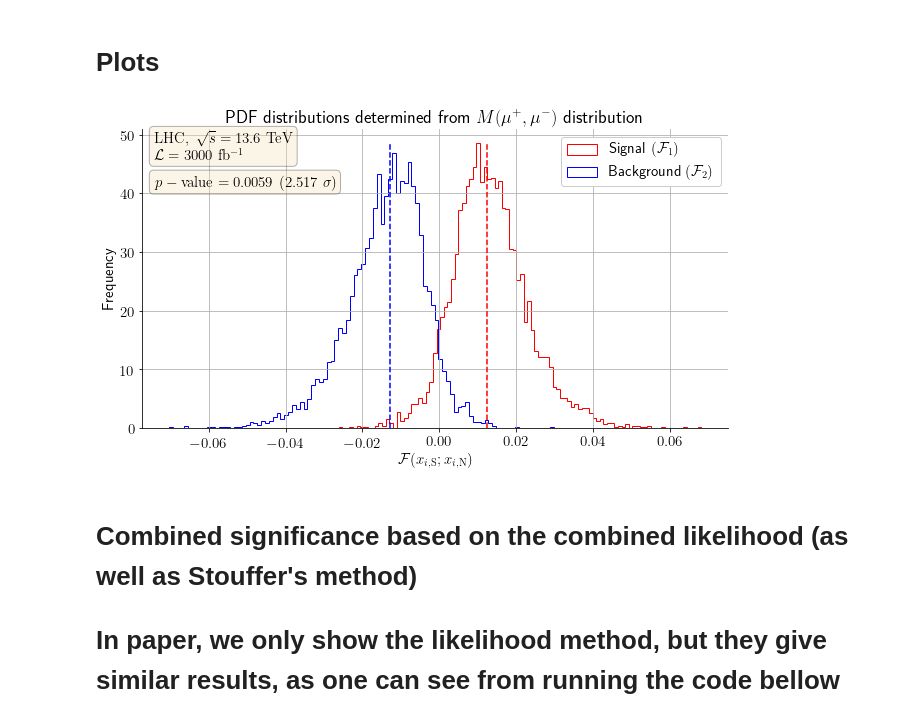
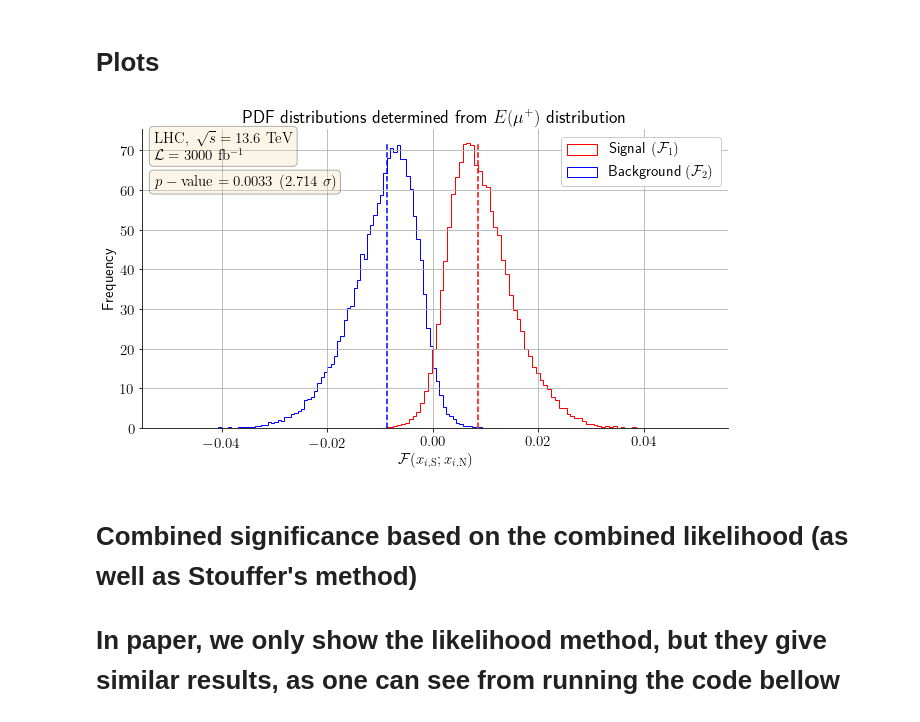
Before and after one commit to Mrazi09/LQ_collider_project, a Jupyter notebook: Gaussian_fits/Pvalue_root.ipynb, the cells around one changed output. Cells and saved outputs as stored; diff of their text form; code cells hidden in the pictures.

```diff
--- a/Gaussian_fits/Pvalue_root.ipynb
+++ b/Gaussian_fits/Pvalue_root.ipynb
@@ -138,19 +138,19 @@ Available observables :
  'SpinCorr_Ncosl2' 'mphi1' 'M_l1l2_CM' 'xs_weight']
 # %%
 number_of_bins = 30
-Obs = 'M_l1l2'
+Obs = 'E_l2'
 lumi = 3000.
 #The scale factor can be used to artificially tune the cross-section. This was used to determined the bounds for
 #Fig.6 of the paper. To use the correct xsec, the scale factor must be 1.0 !!!!
 scale = 1.0
 
-#Weights for signal already in fb. Only need to multiply by 1000 on the backgrounds
+#Multiply weights for both backhrounds and signal to put into units of fb
 Get_events_background_l1 = Diboson[Obs].pipe(lambda s: pd.Series(np.histogram(s, range=(Diboson[Obs].min(), Diboson[Obs].max()), bins=number_of_bins, weights=Diboson['xs_weight']*1000*lumi)))[0] + \
                      Z_plus_jets[Obs].pipe(lambda s: pd.Series(np.histogram(s, range=(Diboson[Obs].min(), Diboson[Obs].max()), bins=number_of_bins, weights=Z_plus_jets['xs_weight']*1000*lumi)))[0] + \
                      ttbar[Obs].pipe(lambda s: pd.Series(np.histogram(s, range=(Diboson[Obs].min(), Diboson[Obs].max()), bins=number_of_bins, weights=ttbar['xs_weight']*1000*lumi)))[0]
 Get_events_background_l1 = np.array([int(s) for s in Get_events_background_l1])
 
-Get_events_signal_l1 = Signal[Obs].pipe(lambda s: pd.Series(np.histogram(s, range=(Diboson[Obs].min(), Signal[Obs].max()), bins=number_of_bins, weights=scale*Signal['xs_weight']*lumi)))[0]
+Get_events_signal_l1 = Signal[Obs].pipe(lambda s: pd.Series(np.histogram(s, range=(Diboson[Obs].min(), Signal[Obs].max()), bins=number_of_bins, weights=scale*Signal['xs_weight']*lumi*1000)))[0]
 Get_events_signal_l1 = np.array([int(s) for s in Get_events_signal_l1])
 
 print("Number of expected background events/bin: \n {}".format(Get_events_background_l1))
@@ -189,7 +189,7 @@ df = pd.DataFrame(columns=Features)
 
 #Number of pseudo experiments
 #Run only 5_000 to make sure stuff works. For the results in the paper, I ran 50K for each obs.
-N = 5_000
+N = 50_000
 
 #Arrays with the number of background events and the number of signal+background events
 Background = Get_events_background_l1
@@ -261,8 +261,8 @@ f, ax = plt.subplots()
 # If true, the gaussian fit is also plotted, while for false only the histogram is plotted, as in the paper
 
 Gauss_pval = False
-Obs_label = '$M(\mu^+, \mu^-)$'
-path_and_name = '/home/felipe/JoaoPino/1-LQsCollider_project/Plots/M_mumu_3000fb_1p5TeV.pdf'
+Obs_label = '$E(\mu^+)$'
+path_and_name = '/home/felipe/JoaoPino/1-LQsCollider_project/Plots/E_mu_3000fb_1p5TeV.pdf'
 
 if Gauss_pval == True:
     #Get bins for gaussian fit
@@ -303,41 +303,41 @@ if Gauss_pval == True:
     elif p_value != 0.0:
         plt.text(0.02, 0.81, '$p-\mathrm{{value}} = {a}~({b}~\sigma)$'.format(a=latex_float(p_value), b=np.round(sigma,3)), transform=plt.gca().transAxes, bbox=props)
 
-    #plt.savefig('{}'.format(path_and_name))
+    plt.savefig('{}'.format(path_and_name))
     plt.show()
 
 if Gauss_pval == False:
 
     #Draw histograms
     hist_S = df['Log_prob_S'].hist(bins=100, color='red', histtype = 'step', density=True)
     hist_B = df['Log_prob_B'].hist(bins=100, color='blue', histtype = 'step', density=True)
 
     #Calculate sigmas based on median of the pdfs
     mu_S, mu_B = np.median(df['Log_prob_S'].to_numpy()), np.median(df['Log_prob_B'].to_numpy())
     sigma_B = np.std(df['Log_prob_B'].to_numpy())
     sigma = (mu_S - mu_B)/sigma_B
     p_value = scipy.stats.norm.sf(np.abs(sigma))
 
     #Plotting
     plt.legend([r'Signal $(\mathcal{F}_1)$', r'Background $(\mathcal{F}_2)$'], loc='upper right')
     plt.grid("on")
     plt.ylabel('Frequency')
     plt.xlabel(r'$\mathcal{F}(x_{i,\mathrm{S}}; x_{i,\mathrm{N}})$')
     plt.title(r'PDF distributions determined from {} distribution'.format(Obs_label))
     plt.plot(np.ones(100)*mu_S, np.linspace(0,hist_S.yaxis.get_data_interval()[-1],100), '--r')
     plt.plot(np.ones(100)*mu_B, np.linspace(0,hist_B.yaxis.get_data_interval()[-1],100), '--b')
 
     props = dict(boxstyle='round', facecolor='wheat', alpha=0.3)
     plt.text(0.02, 0.90, '$\mathrm{{LHC}},~\sqrt{{s}} = 13.6~\mathrm{{TeV}}$ \n $\mathcal{{L}}={l}~\mathrm{{fb^{{-1}}}}$'.format(l=int(lumi)), transform=plt.gca().transAxes, bbox=props)
     if p_value == 0.0:
         plt.text(0.02, 0.81, '$p-\mathrm{{value}} = 0.0000\dots~({0:.3f}~\sigma)$'.format(sigma), transform=plt.gca().transAxes, bbox=props)
     elif p_value != 0.0:
         plt.text(0.02, 0.81, '$p-\mathrm{{value}} = {a}~({b}~\sigma)$'.format(a=latex_float(p_value), b=np.round(sigma,3)), transform=plt.gca().transAxes, bbox=props)
 
-    #plt.savefig('{}'.format(path_and_name))
+    plt.savefig('{}'.format(path_and_name))
     plt.show()
 # %% [output]
-[figure, old version]
+[figure, new version]
 # %% [markdown]
 # Combined significance based on the combined likelihood (as well as Stouffer's method)
 # In paper, we only show the likelihood method, but they give similar results, as one can see from running the code bellow
```
Also changed, not shown: parts of 3 cells of this notebook.
